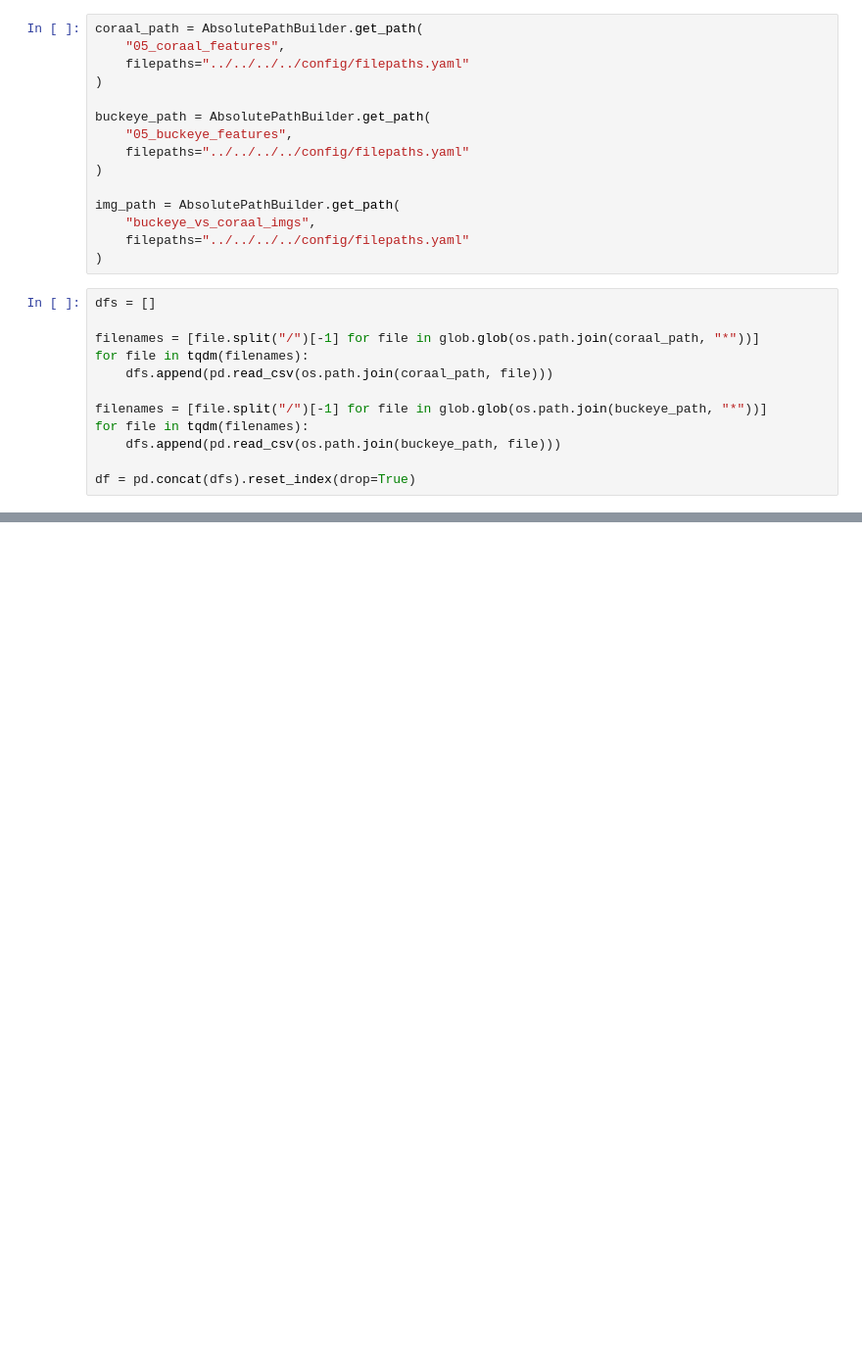
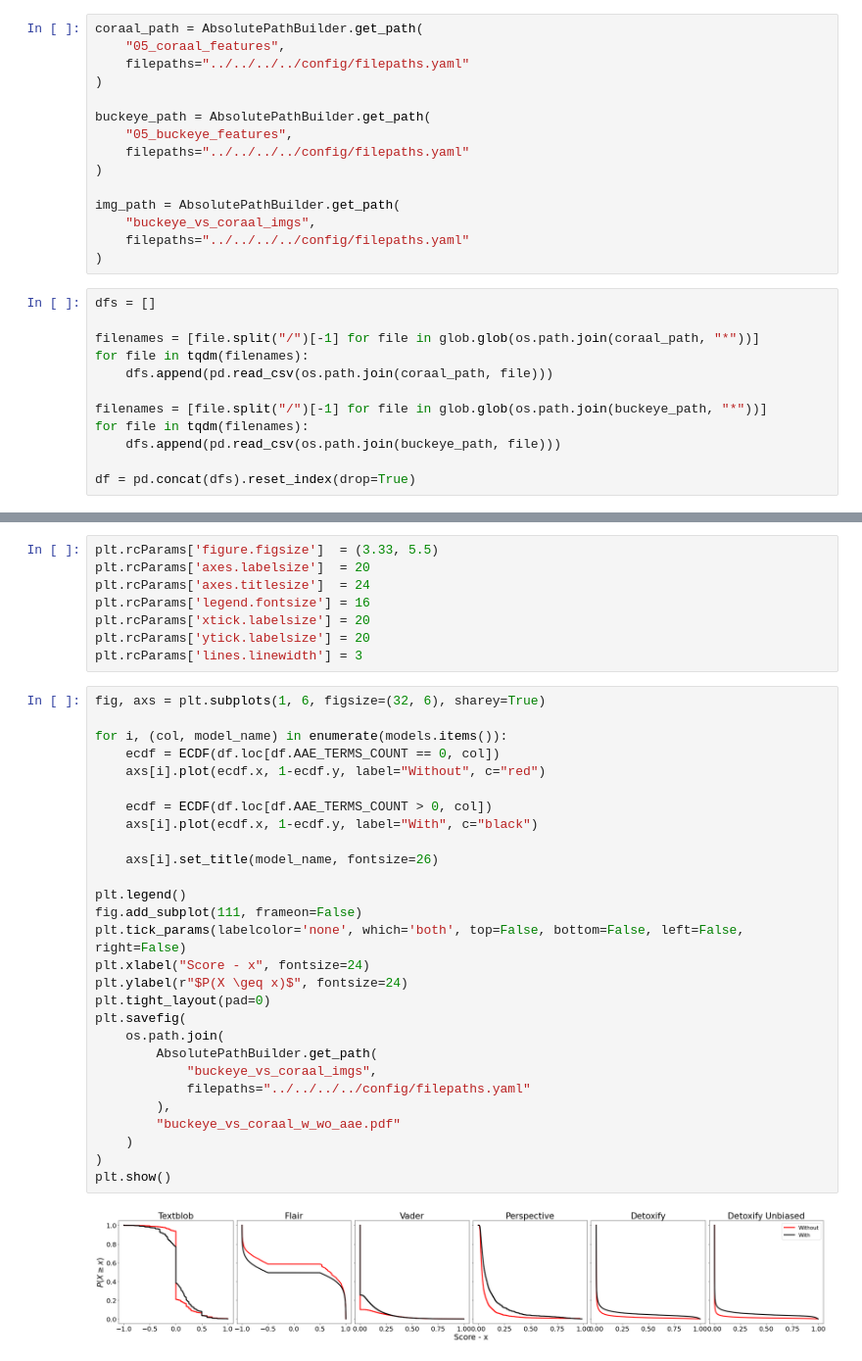
Before and after one commit to Guilherme26/dissertation, a Jupyter notebook: notebooks/pipelines/07-analysis/scores/coraal_vs_buckeye_scores.ipynb, the cells around one changed output, grey strips where cells are left out. Shown at 98% size. Cells and saved outputs as stored; diff of their text form; blank space fills up the shorter version.

```diff
--- a/notebooks/pipelines/07-analysis/scores/coraal_vs_buckeye_scores.ipynb
+++ b/notebooks/pipelines/07-analysis/scores/coraal_vs_buckeye_scores.ipynb
@@ -73,0 +81,38 @@ plt.show()
+# %%
+plt.rcParams['figure.figsize']  = (3.33, 5.5)
+plt.rcParams['axes.labelsize']  = 20
+plt.rcParams['axes.titlesize']  = 24
+plt.rcParams['legend.fontsize'] = 16
+plt.rcParams['xtick.labelsize'] = 20
+plt.rcParams['ytick.labelsize'] = 20
+plt.rcParams['lines.linewidth'] = 3
+# %%
+fig, axs = plt.subplots(1, 6, figsize=(32, 6), sharey=True)
+
+for i, (col, model_name) in enumerate(models.items()):
+    ecdf = ECDF(df.loc[df.AAE_TERMS_COUNT == 0, col])
+    axs[i].plot(ecdf.x, 1-ecdf.y, label="Without", c="red")
+
+    ecdf = ECDF(df.loc[df.AAE_TERMS_COUNT > 0, col])
+    axs[i].plot(ecdf.x, 1-ecdf.y, label="With", c="black")
+
+    axs[i].set_title(model_name, fontsize=26)
+
+plt.legend()
+fig.add_subplot(111, frameon=False)
+plt.tick_params(labelcolor='none', which='both', top=False, bottom=False, left=False, right=False)
+plt.xlabel("Score - x", fontsize=24)
+plt.ylabel(r"$P(X \geq x)$", fontsize=24)
+plt.tight_layout(pad=0)
+plt.savefig(
+    os.path.join(
+        AbsolutePathBuilder.get_path(
+            "buckeye_vs_coraal_imgs",
+            filepaths="../../../../config/filepaths.yaml"
+        ),
+        "buckeye_vs_coraal_w_wo_aae.pdf"
+    )
+)
+plt.show()
+# %% [output]
+[figure, added]
```
Also changed, not shown: parts of 5 cells of this notebook, 1 other file.
